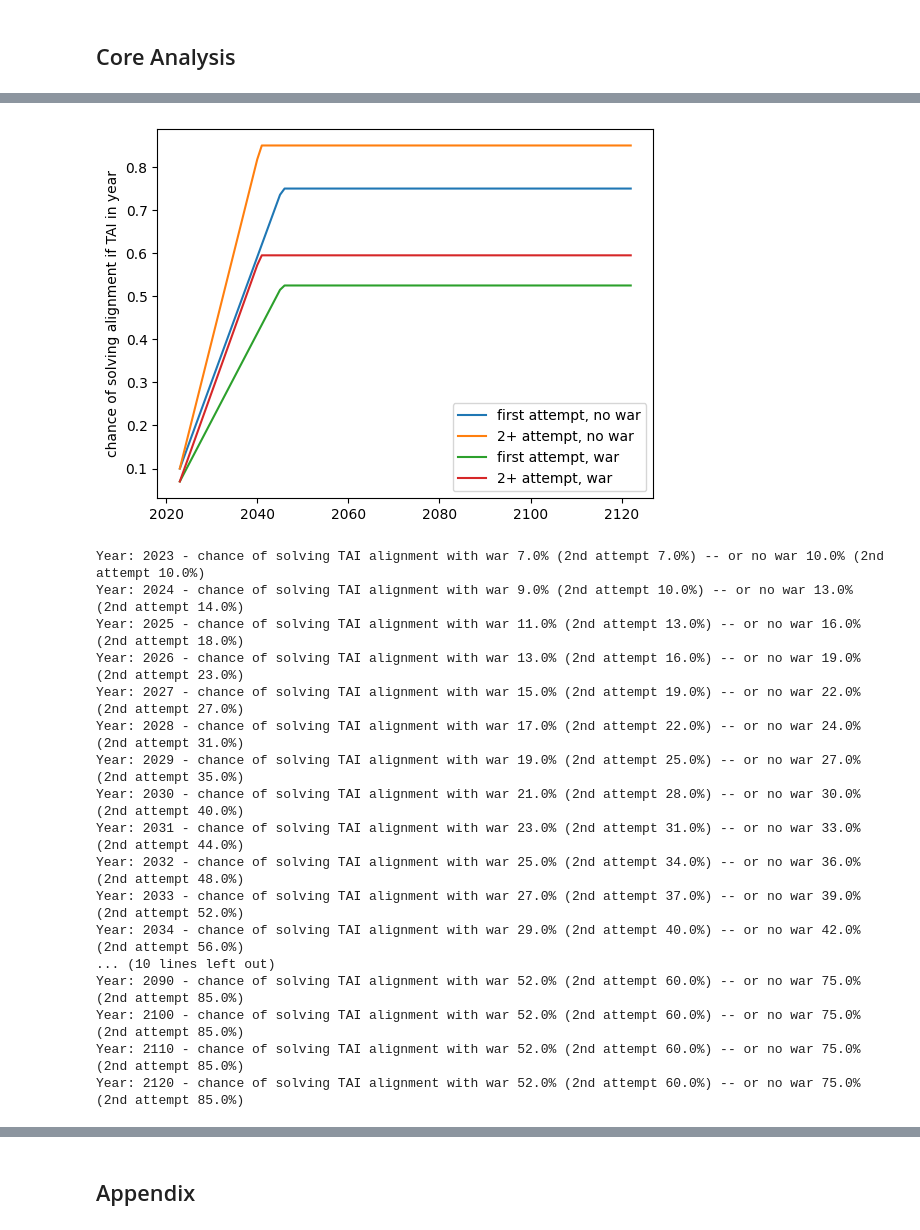
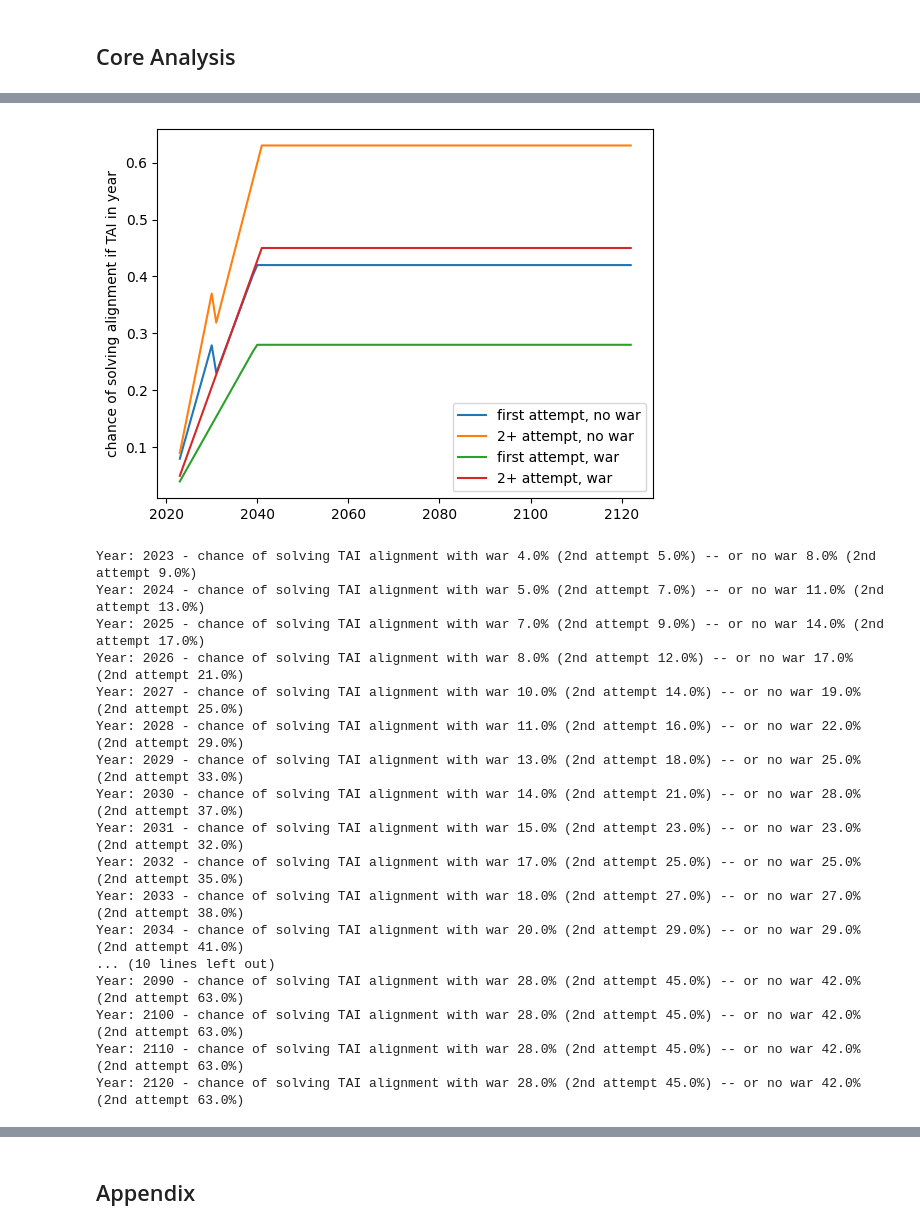
Before and after one commit to rethinkpriorities/future-assessment-model, a Jupyter notebook: (4) XRisk Model.ipynb, the cells around one changed output, grey strips where cells are left out. Saved outputs shown, nothing was run; the diff lists cells and outputs as text; code cells hidden in the pictures.

Commit message:
deployment coordination

```diff
--- a/(4) XRisk Model.ipynb
+++ b/(4) XRisk Model.ipynb
@@ -45,21 +45,37 @@ Loaded
 p_make_agent_tai = 0.9
 
 # Conditional on making agentic TAI, will it be aligned by default?
-p_tai_aligned_by_default = 0.2
+p_tai_aligned_by_default = 0.3
 
 # Conditional on making agentic TAI that is not aligned by default, will we solve the alignment problem?
 # Varies by year, whether this is the first attempt, and whether there is a great power war
 def p_alignment_solved(war, year, first_attempt=True, verbose=False):
     if first_attempt:
-        p = min(0.1 + 1.3 * (year/45), 0.75)
+        p = min(0.1 + 1.6 * (year/45), 0.7)
     else:
-        p = min(0.1 + 1.9 * (year/45), 0.85)
-    if war:
-        p = p * 0.7
+        p = min(0.1 + 2 * (year/45), 0.9)
     if verbose == 2:
-        print('* alignment diagnostic - war: {} year: {} first attempt: {} -> p {})'.format(war, year, first_attempt, p))
+        print('* alignment solve diagnostic - war: {} year: {} first attempt: {} -> p {})'.format(war, year, first_attempt, p))
     return p
 # TODO: Convert to logistic curves
+
+
+# Conditional on making agentic TAI that is not aligned by default, will we successfully coordinate to deploy safe AI?
+# Varies by year, whether this is the first attempt, and whether there is a great power war
+def p_alignment_deployment_safety_and_coordination(war, year, first_attempt=True, verbose=False):
+    if year <= 2030 - CURRENT_YEAR and not war:
+        p = 0.8
+    elif war:
+        p = 0.4
+    else:
+        p = 0.6
+    if first_attempt is False:
+        p += 0.1
+    p = min(p, 0.95)
+    p = max(p, 0.05)
+    if verbose == 2:
+        print('* alignment coordination diagnostic - war: {} year: {} first attempt: {} -> p {})'.format(war, year, first_attempt, p))
+    return p
 
 # Conditional on solving the alignment problem, what is the chance we also solve the subtle misalignment problem?
 p_subtle_alignment_solved = 0.85
@@ -438,17 +455,17 @@ Deprecated in NumPy 1.20; for more details and guidance: https://numpy.org/devdo
 # %%
-alignment_p = np.array([p_alignment_solved(war=False, year=y - CURRENT_YEAR, first_attempt=True) for y in years])
-alignment_p2 = np.array([p_alignment_solved(war=False, year=y - CURRENT_YEAR, first_attempt=False) for y in years])
-alignment_pwar = np.array([p_alignment_solved(war=True, year=y - CURRENT_YEAR, first_attempt=True) for y in years])
-alignment_p2war = np.array([p_alignment_solved(war=True, year=y - CURRENT_YEAR, first_attempt=False) for y in years])
+alignment_p = np.array([p_alignment_solved(war=False, year=y - CURRENT_YEAR, first_attempt=True) * p_alignment_deployment_safety_and_coordination(war=False, year=y - CURRENT_YEAR, first_attempt=True) for y in years])
+alignment_p2 = np.array([p_alignment_solved(war=False, year=y - CURRENT_YEAR, first_attempt=False) * p_alignment_deployment_safety_and_coordination(war=False, year=y - CURRENT_YEAR, first_attempt=False) for y in years])
+alignment_pwar = np.array([p_alignment_solved(war=True, year=y - CURRENT_YEAR, first_attempt=True) * p_alignment_deployment_safety_and_coordination(war=True, year=y - CURRENT_YEAR, first_attempt=True) for y in years])
+alignment_p2war = np.array([p_alignment_solved(war=True, year=y - CURRENT_YEAR, first_attempt=False) * p_alignment_deployment_safety_and_coordination(war=True, year=y - CURRENT_YEAR, first_attempt=False) for y in years])
 plt.plot(years, alignment_p, label='first attempt, no war')
 plt.plot(years, alignment_p2, label='2+ attempt, no war')
 plt.plot(years, alignment_pwar, label='first attempt, war')
 plt.plot(years, alignment_p2war, label='2+ attempt, war')
 plt.legend()
 plt.ylabel('chance of solving alignment if TAI in year')
 plt.show()
 # %% [output]
-[figure, old version]
+[figure, new version]
 # %%
 for y in list(years[:17]) + list(years[17::10]):
     str_ = 'Year: {} - chance of solving TAI alignment with war {}% (2nd attempt {}%) -- or no war {}% (2nd attempt {}%)'
@@ -458,23 +475,23 @@ for y in list(years[:17]) + list(years[17::10]):
                       round(alignment_p[y - CURRENT_YEAR] * 100, 0),
                       round(alignment_p2[y - CURRENT_YEAR] * 100, 0)))
 # %% [output]
-Year: 2023 - chance of solving TAI alignment with war 7.0% (2nd attempt 7.0%) -- or no war 10.0% (2nd attempt 10.0%)
-Year: 2024 - chance of solving TAI alignment with war 9.0% (2nd attempt 10.0%) -- or no war 13.0% (2nd attempt 14.0%)
-Year: 2025 - chance of solving TAI alignment with war 11.0% (2nd attempt 13.0%) -- or no war 16.0% (2nd attempt 18.0%)
-Year: 2026 - chance of solving TAI alignment with war 13.0% (2nd attempt 16.0%) -- or no war 19.0% (2nd attempt 23.0%)
-Year: 2027 - chance of solving TAI alignment with war 15.0% (2nd attempt 19.0%) -- or no war 22.0% (2nd attempt 27.0%)
-Year: 2028 - chance of solving TAI alignment with war 17.0% (2nd attempt 22.0%) -- or no war 24.0% (2nd attempt 31.0%)
-Year: 2029 - chance of solving TAI alignment with war 19.0% (2nd attempt 25.0%) -- or no war 27.0% (2nd attempt 35.0%)
-Year: 2030 - chance of solving TAI alignment with war 21.0% (2nd attempt 28.0%) -- or no war 30.0% (2nd attempt 40.0%)
-Year: 2031 - chance of solving TAI alignment with war 23.0% (2nd attempt 31.0%) -- or no war 33.0% (2nd attempt 44.0%)
-Year: 2032 - chance of solving TAI alignment with war 25.0% (2nd attempt 34.0%) -- or no war 36.0% (2nd attempt 48.0%)
-Year: 2033 - chance of solving TAI alignment with war 27.0% (2nd attempt 37.0%) -- or no war 39.0% (2nd attempt 52.0%)
-Year: 2034 - chance of solving TAI alignment with war 29.0% (2nd attempt 40.0%) -- or no war 42.0% (2nd attempt 56.0%)
+Year: 2023 - chance of solving TAI alignment with war 4.0% (2nd attempt 5.0%) -- or no war 8.0% (2nd attempt 9.0%)
+Year: 2024 - chance of solving TAI alignment with war 5.0% (2nd attempt 7.0%) -- or no war 11.0% (2nd attempt 13.0%)
+Year: 2025 - chance of solving TAI alignment with war 7.0% (2nd attempt 9.0%) -- or no war 14.0% (2nd attempt 17.0%)
+Year: 2026 - chance of solving TAI alignment with war 8.0% (2nd attempt 12.0%) -- or no war 17.0% (2nd attempt 21.0%)
+Year: 2027 - chance of solving TAI alignment with war 10.0% (2nd attempt 14.0%) -- or no war 19.0% (2nd attempt 25.0%)
+Year: 2028 - chance of solving TAI alignment with war 11.0% (2nd attempt 16.0%) -- or no war 22.0% (2nd attempt 29.0%)
+Year: 2029 - chance of solving TAI alignment with war 13.0% (2nd attempt 18.0%) -- or no war 25.0% (2nd attempt 33.0%)
+Year: 2030 - chance of solving TAI alignment with war 14.0% (2nd attempt 21.0%) -- or no war 28.0% (2nd attempt 37.0%)
+Year: 2031 - chance of solving TAI alignment with war 15.0% (2nd attempt 23.0%) -- or no war 23.0% (2nd attempt 32.0%)
+Year: 2032 - chance of solving TAI alignment with war 17.0% (2nd attempt 25.0%) -- or no war 25.0% (2nd attempt 35.0%)
+Year: 2033 - chance of solving TAI alignment with war 18.0% (2nd attempt 27.0%) -- or no war 27.0% (2nd attempt 38.0%)
+Year: 2034 - chance of solving TAI alignment with war 20.0% (2nd attempt 29.0%) -- or no war 29.0% (2nd attempt 41.0%)
 ... (10 lines left out)
-Year: 2090 - chance of solving TAI alignment with war 52.0% (2nd attempt 60.0%) -- or no war 75.0% (2nd attempt 85.0%)
-Year: 2100 - chance of solving TAI alignment with war 52.0% (2nd attempt 60.0%) -- or no war 75.0% (2nd attempt 85.0%)
-Year: 2110 - chance of solving TAI alignment with war 52.0% (2nd attempt 60.0%) -- or no war 75.0% (2nd attempt 85.0%)
-Year: 2120 - chance of solving TAI alignment with war 52.0% (2nd attempt 60.0%) -- or no war 75.0% (2nd attempt 85.0%)
+Year: 2090 - chance of solving TAI alignment with war 28.0% (2nd attempt 45.0%) -- or no war 42.0% (2nd attempt 63.0%)
+Year: 2100 - chance of solving TAI alignment with war 28.0% (2nd attempt 45.0%) -- or no war 42.0% (2nd attempt 63.0%)
+Year: 2110 - chance of solving TAI alignment with war 28.0% (2nd attempt 45.0%) -- or no war 42.0% (2nd attempt 63.0%)
+Year: 2120 - chance of solving TAI alignment with war 28.0% (2nd attempt 45.0%) -- or no war 42.0% (2nd attempt 63.0%)
 # %%
 print('AI X-Risk BY EOY year')
 
```
Also changed, not shown: parts of 26 cells of this notebook, 1 other file.
